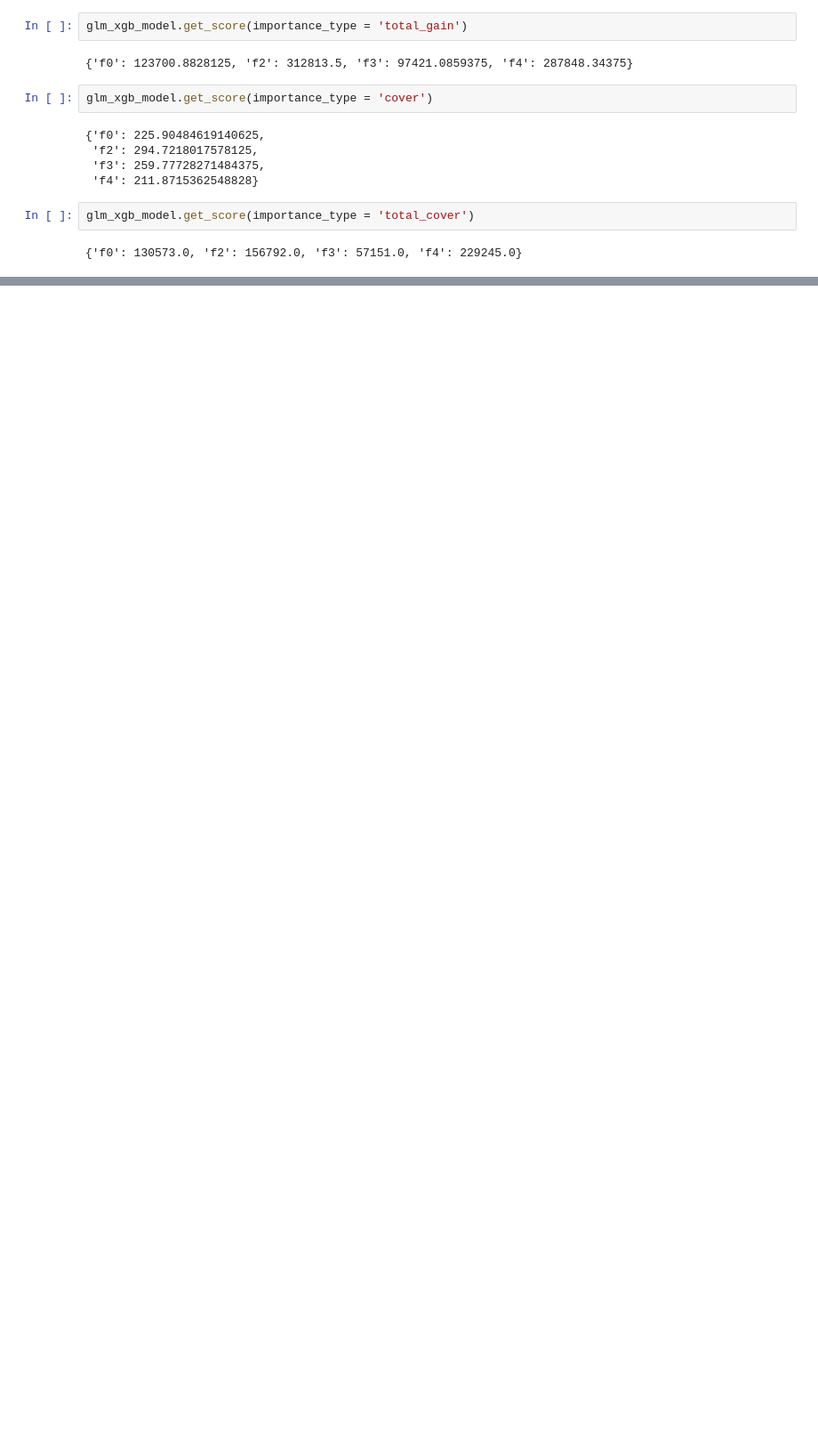
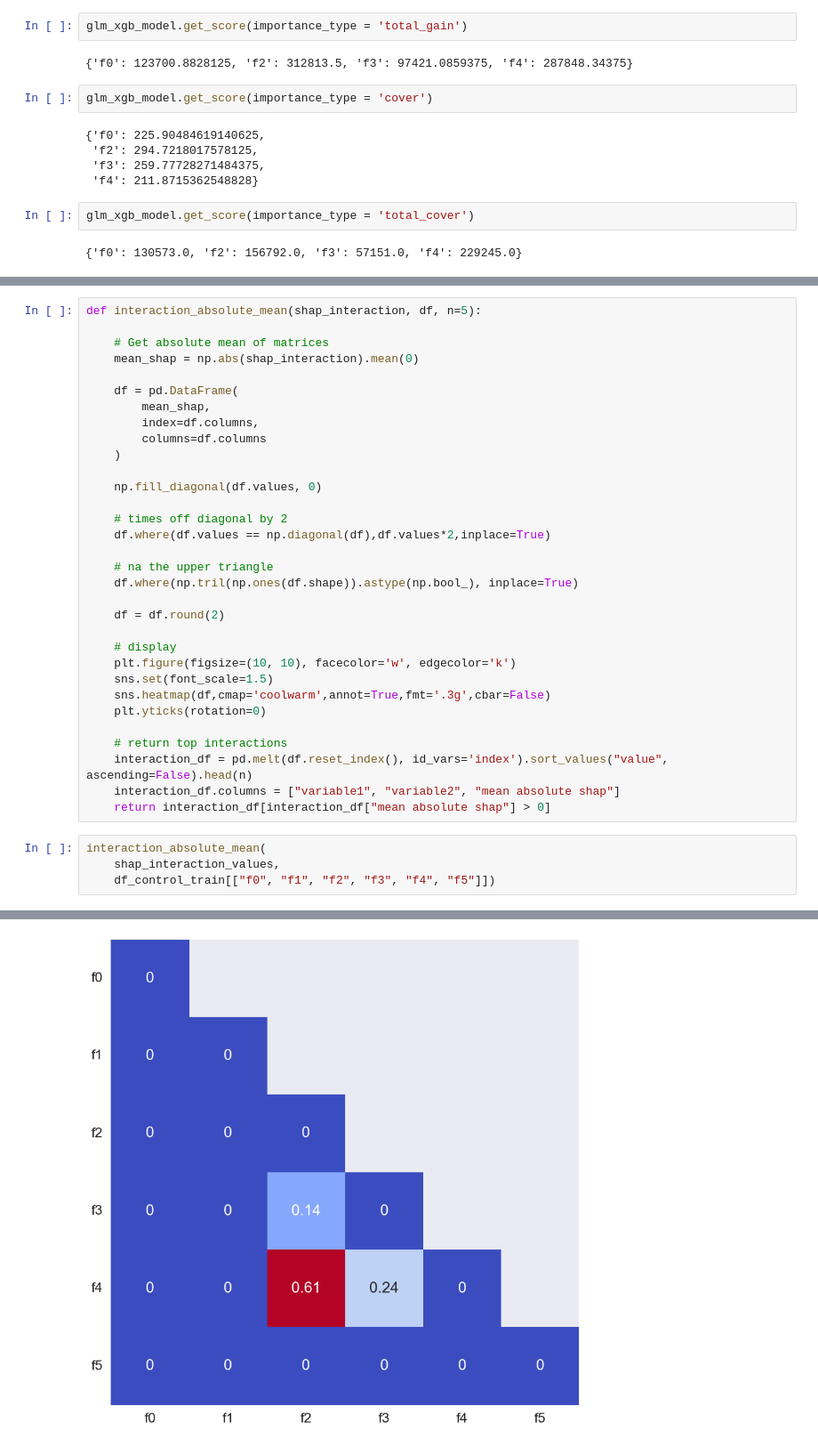
Before and after one commit to paulrobshannon/control_variables, a Jupyter notebook: control_variable_test.ipynb, the cells around one changed output, grey strips where cells are left out. Shown at 89% size. Cells and saved outputs as stored; diff of their text form; blank space fills up the shorter version.

```diff
--- a/control_variable_test.ipynb
+++ b/control_variable_test.ipynb
@@ -682,0 +705,37 @@ glm_xgb_model.get_score(importance_type = 'total_cover')
+# %%
+def interaction_absolute_mean(shap_interaction, df, n=5):
+
+    # Get absolute mean of matrices
+    mean_shap = np.abs(shap_interaction).mean(0)
+
+    df = pd.DataFrame(
+        mean_shap,
+        index=df.columns,
+        columns=df.columns
+    )
+
+    np.fill_diagonal(df.values, 0)
+
+    # times off diagonal by 2
+    df.where(df.values == np.diagonal(df),df.values*2,inplace=True)
+
+    # na the upper triangle
+    df.where(np.tril(np.ones(df.shape)).astype(np.bool_), inplace=True)
+
+    df = df.round(2)
+
+    # display
+    plt.figure(figsize=(10, 10), facecolor='w', edgecolor='k')
+    sns.set(font_scale=1.5)
+    sns.heatmap(df,cmap='coolwarm',annot=True,fmt='.3g',cbar=False)
+    plt.yticks(rotation=0)
+
+    # return top interactions
+    interaction_df = pd.melt(df.reset_index(), id_vars='index').sort_values("value", ascending=False).head(n)
+    interaction_df.columns = ["variable1", "variable2", "mean absolute shap"]
+    return interaction_df[interaction_df["mean absolute shap"] > 0]
+# %%
+interaction_absolute_mean(
+    shap_interaction_values,
+    df_control_train[["f0", "f1", "f2", "f3", "f4", "f5"]])
+# %% [output]
@@ -682,0 +746 @@ glm_xgb_model.get_score(importance_type = 'total_cover')
+[figure, added]
```
Also changed, not shown: parts of 12 cells of this notebook.
